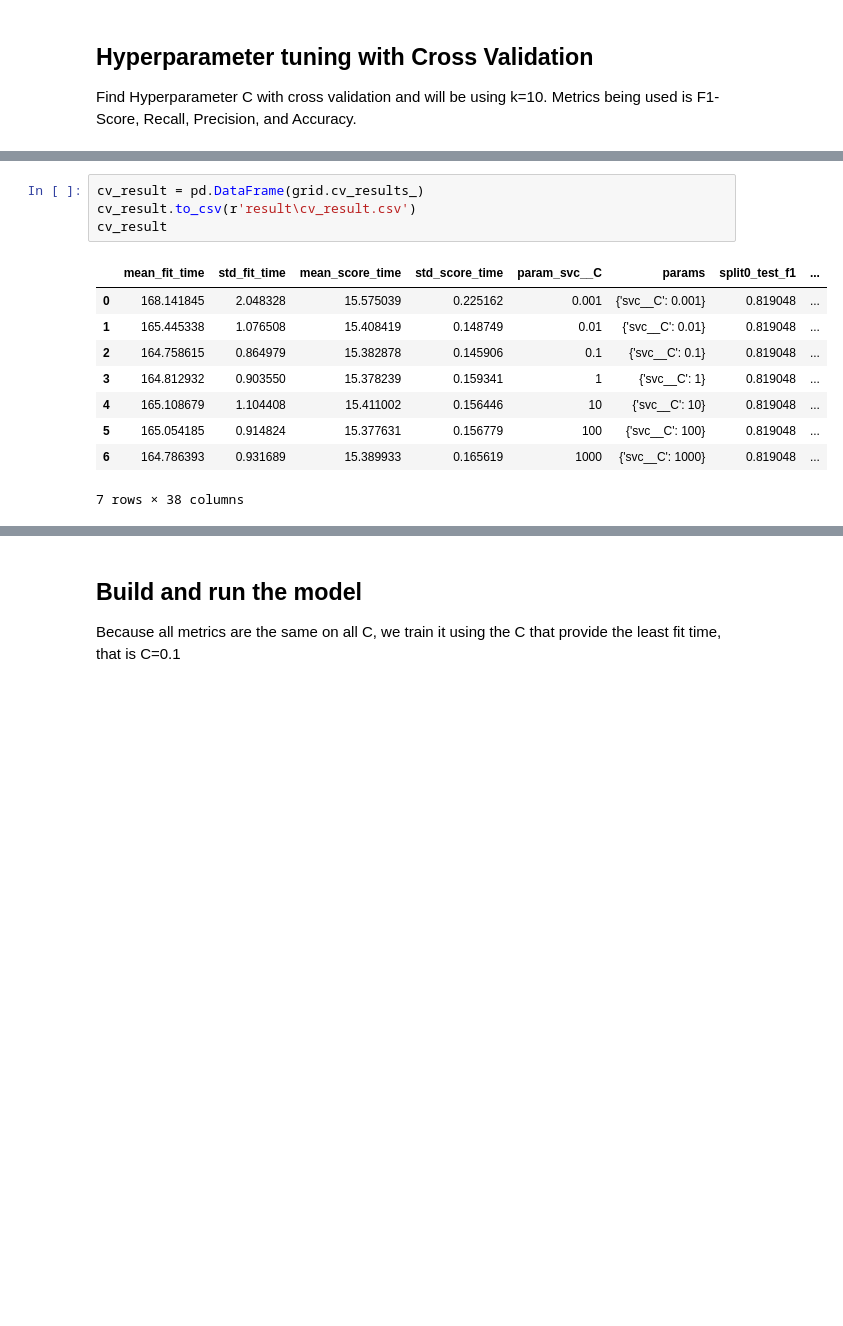
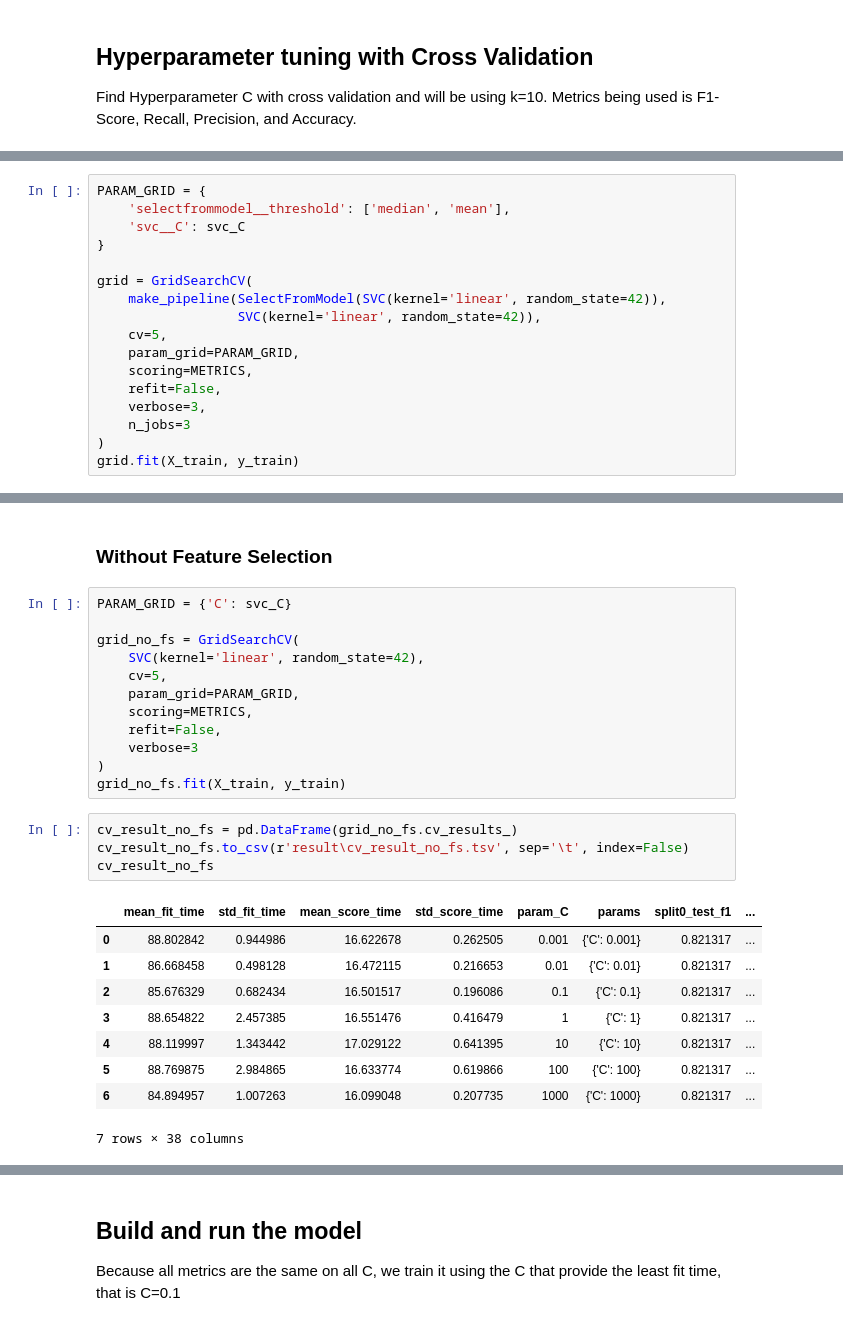
Before and after one commit to zeerafle/oil-palm-stem, a Jupyter notebook: skripsi.ipynb, the cells around one changed output, grey strips where cells are left out. Drawn from its saved outputs; the diff is of its cells as text; blank space fills up the shorter version.

Commit message:
add comparison with and without FS

```diff
--- a/skripsi.ipynb
+++ b/skripsi.ipynb
@@ -95,0 +118,17 @@ grid.cv_results_
+# %%
+PARAM_GRID = {
+    'selectfrommodel__threshold': ['median', 'mean'],
+    'svc__C': svc_C
+}
+
+grid = GridSearchCV(
+    make_pipeline(SelectFromModel(SVC(kernel='linear', random_state=42)),
+                  SVC(kernel='linear', random_state=42)),
+    cv=5,
+    param_grid=PARAM_GRID,
+    scoring=METRICS,
+    refit=False,
+    verbose=3,
+    n_jobs=3
+)
+grid.fit(X_train, y_train)
@@ -96,15 +168,29 @@ grid.cv_results_
+# %% [markdown]
+### Without Feature Selection
+# %%
+PARAM_GRID = {'C': svc_C}
+
+grid_no_fs = GridSearchCV(
+    SVC(kernel='linear', random_state=42),
+    cv=5,
+    param_grid=PARAM_GRID,
+    scoring=METRICS,
+    refit=False,
+    verbose=3
+)
+grid_no_fs.fit(X_train, y_train)
 # %%
-cv_result = pd.DataFrame(grid.cv_results_)
-cv_result.to_csv(r'result\cv_result.csv')
-cv_result
+cv_result_no_fs = pd.DataFrame(grid_no_fs.cv_results_)
+cv_result_no_fs.to_csv(r'result\cv_result_no_fs.tsv', sep='\t', index=False)
+cv_result_no_fs
 # %% [output]
-|  | mean_fit_time | std_fit_time | mean_score_time | std_score_time | param_svc__C | params | split0_test_f1 | ... |
-| 0 | 168.141845 | 2.048328 | 15.575039 | 0.225162 | 0.001 | {'svc__C': 0.001} | 0.819048 | ... |
-| 1 | 165.445338 | 1.076508 | 15.408419 | 0.148749 | 0.01 | {'svc__C': 0.01} | 0.819048 | ... |
-| 2 | 164.758615 | 0.864979 | 15.382878 | 0.145906 | 0.1 | {'svc__C': 0.1} | 0.819048 | ... |
-| 3 | 164.812932 | 0.903550 | 15.378239 | 0.159341 | 1 | {'svc__C': 1} | 0.819048 | ... |
-| 4 | 165.108679 | 1.104408 | 15.411002 | 0.156446 | 10 | {'svc__C': 10} | 0.819048 | ... |
-| 5 | 165.054185 | 0.914824 | 15.377631 | 0.156779 | 100 | {'svc__C': 100} | 0.819048 | ... |
-| 6 | 164.786393 | 0.931689 | 15.389933 | 0.165619 | 1000 | {'svc__C': 1000} | 0.819048 | ... |
+|  | mean_fit_time | std_fit_time | mean_score_time | std_score_time | param_C | params | split0_test_f1 | ... |
+| 0 | 88.802842 | 0.944986 | 16.622678 | 0.262505 | 0.001 | {'C': 0.001} | 0.821317 | ... |
+| 1 | 86.668458 | 0.498128 | 16.472115 | 0.216653 | 0.01 | {'C': 0.01} | 0.821317 | ... |
+| 2 | 85.676329 | 0.682434 | 16.501517 | 0.196086 | 0.1 | {'C': 0.1} | 0.821317 | ... |
+| 3 | 88.654822 | 2.457385 | 16.551476 | 0.416479 | 1 | {'C': 1} | 0.821317 | ... |
+| 4 | 88.119997 | 1.343442 | 17.029122 | 0.641395 | 10 | {'C': 10} | 0.821317 | ... |
+| 5 | 88.769875 | 2.984865 | 16.633774 | 0.619866 | 100 | {'C': 100} | 0.821317 | ... |
+| 6 | 84.894957 | 1.007263 | 16.099048 | 0.207735 | 1000 | {'C': 1000} | 0.821317 | ... |
 7 rows × 38 columns
 # %%
```
Also changed, not shown: parts of 22 cells of this notebook, 5 other files.
